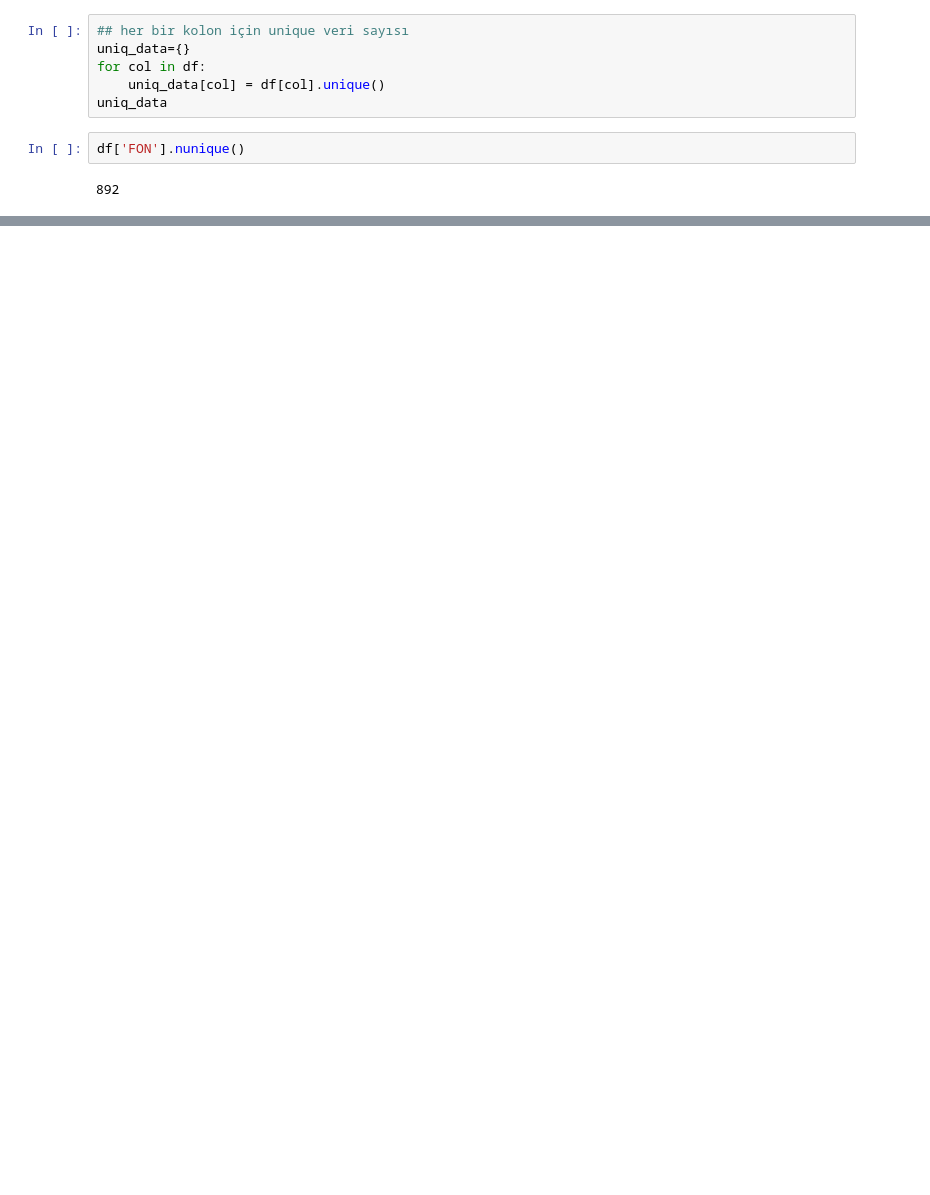
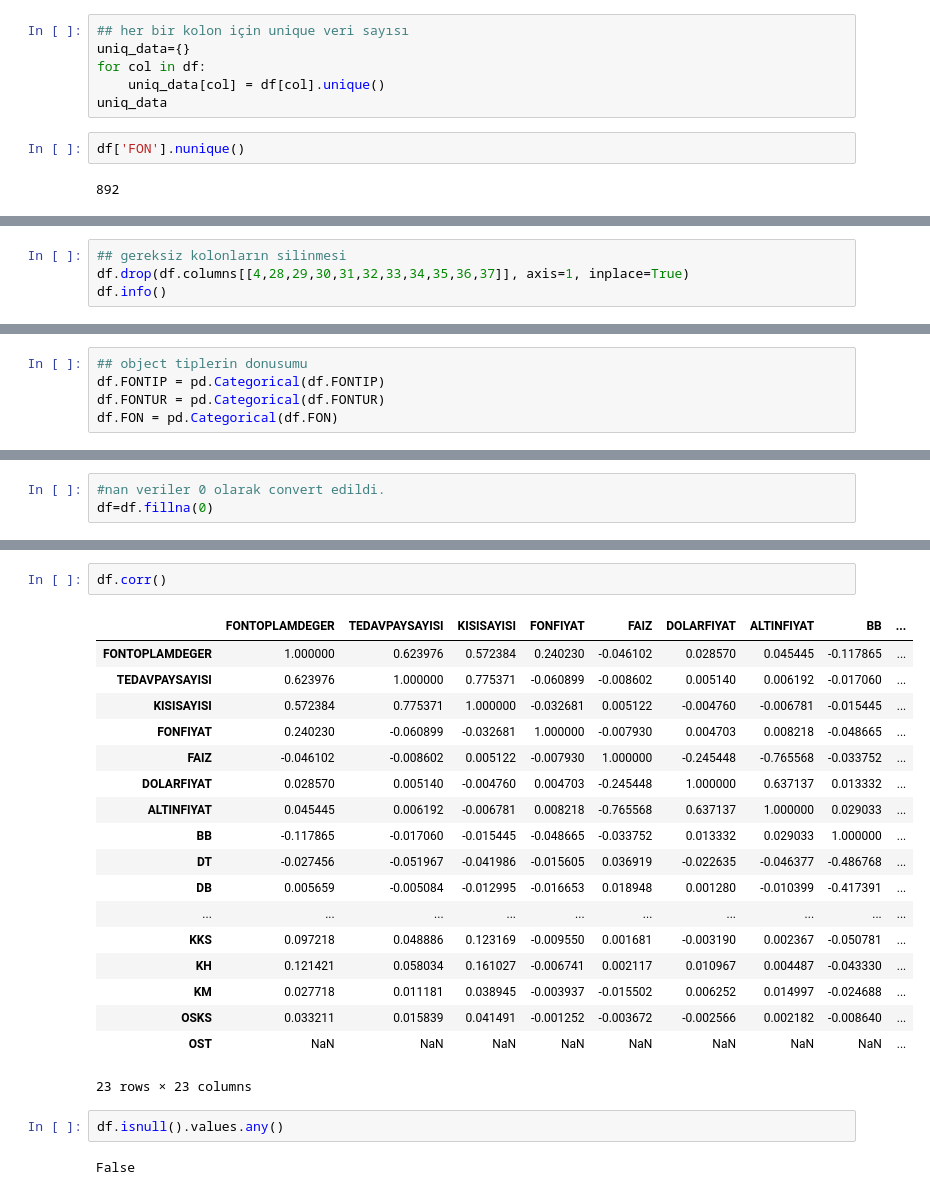
Before and after one commit to sdrttnclskn/tez-calismasi, a Jupyter notebook: tez_uygulama/veri_analizi.ipynb, the cells around one changed output, grey strips where cells are left out. Cells and saved outputs as stored; diff of their text form; blank space fills up the shorter version.

```diff
--- a/tez_uygulama/veri_analizi.ipynb
+++ b/tez_uygulama/veri_analizi.ipynb
@@ -127,0 +148,4 @@ display(HTML(
+# %%
+## gereksiz kolonların silinmesi
+df.drop(df.columns[[4,28,29,30,31,32,33,34,35,36,37]], axis=1, inplace=True)
+df.info()
@@ -127,0 +170,5 @@ display(HTML(
+# %%
+## object tiplerin donusumu
+df.FONTIP = pd.Categorical(df.FONTIP)
+df.FONTUR = pd.Categorical(df.FONTUR)
+df.FON = pd.Categorical(df.FON)
@@ -127,0 +236,3 @@ display(HTML(
+# %%
+#nan veriler 0 olarak convert edildi.
+df=df.fillna(0)
@@ -127,0 +269,25 @@ display(HTML(
+# %%
+df.corr()
+# %% [output]
+|  | FONTOPLAMDEGER | TEDAVPAYSAYISI | KISISAYISI | FONFIYAT | FAIZ | DOLARFIYAT | ALTINFIYAT | BB | ... |
+| FONTOPLAMDEGER | 1.000000 | 0.623976 | 0.572384 | 0.240230 | -0.046102 | 0.028570 | 0.045445 | -0.117865 | ... |
+| TEDAVPAYSAYISI | 0.623976 | 1.000000 | 0.775371 | -0.060899 | -0.008602 | 0.005140 | 0.006192 | -0.017060 | ... |
+| KISISAYISI | 0.572384 | 0.775371 | 1.000000 | -0.032681 | 0.005122 | -0.004760 | -0.006781 | -0.015445 | ... |
+| FONFIYAT | 0.240230 | -0.060899 | -0.032681 | 1.000000 | -0.007930 | 0.004703 | 0.008218 | -0.048665 | ... |
+| FAIZ | -0.046102 | -0.008602 | 0.005122 | -0.007930 | 1.000000 | -0.245448 | -0.765568 | -0.033752 | ... |
+| DOLARFIYAT | 0.028570 | 0.005140 | -0.004760 | 0.004703 | -0.245448 | 1.000000 | 0.637137 | 0.013332 | ... |
+| ALTINFIYAT | 0.045445 | 0.006192 | -0.006781 | 0.008218 | -0.765568 | 0.637137 | 1.000000 | 0.029033 | ... |
+| BB | -0.117865 | -0.017060 | -0.015445 | -0.048665 | -0.033752 | 0.013332 | 0.029033 | 1.000000 | ... |
+| DT | -0.027456 | -0.051967 | -0.041986 | -0.015605 | 0.036919 | -0.022635 | -0.046377 | -0.486768 | ... |
+| DB | 0.005659 | -0.005084 | -0.012995 | -0.016653 | 0.018948 | 0.001280 | -0.010399 | -0.417391 | ... |
+| ... | ... | ... | ... | ... | ... | ... | ... | ... | ... |
+| KKS | 0.097218 | 0.048886 | 0.123169 | -0.009550 | 0.001681 | -0.003190 | 0.002367 | -0.050781 | ... |
+| KH | 0.121421 | 0.058034 | 0.161027 | -0.006741 | 0.002117 | 0.010967 | 0.004487 | -0.043330 | ... |
+| KM | 0.027718 | 0.011181 | 0.038945 | -0.003937 | -0.015502 | 0.006252 | 0.014997 | -0.024688 | ... |
+| OSKS | 0.033211 | 0.015839 | 0.041491 | -0.001252 | -0.003672 | -0.002566 | 0.002182 | -0.008640 | ... |
+| OST | NaN | NaN | NaN | NaN | NaN | NaN | NaN | NaN | ... |
+23 rows × 23 columns
+# %%
+df.isnull().values.any()
+# %% [output]
+False
```
Also changed, not shown: parts of 15 cells of this notebook.
